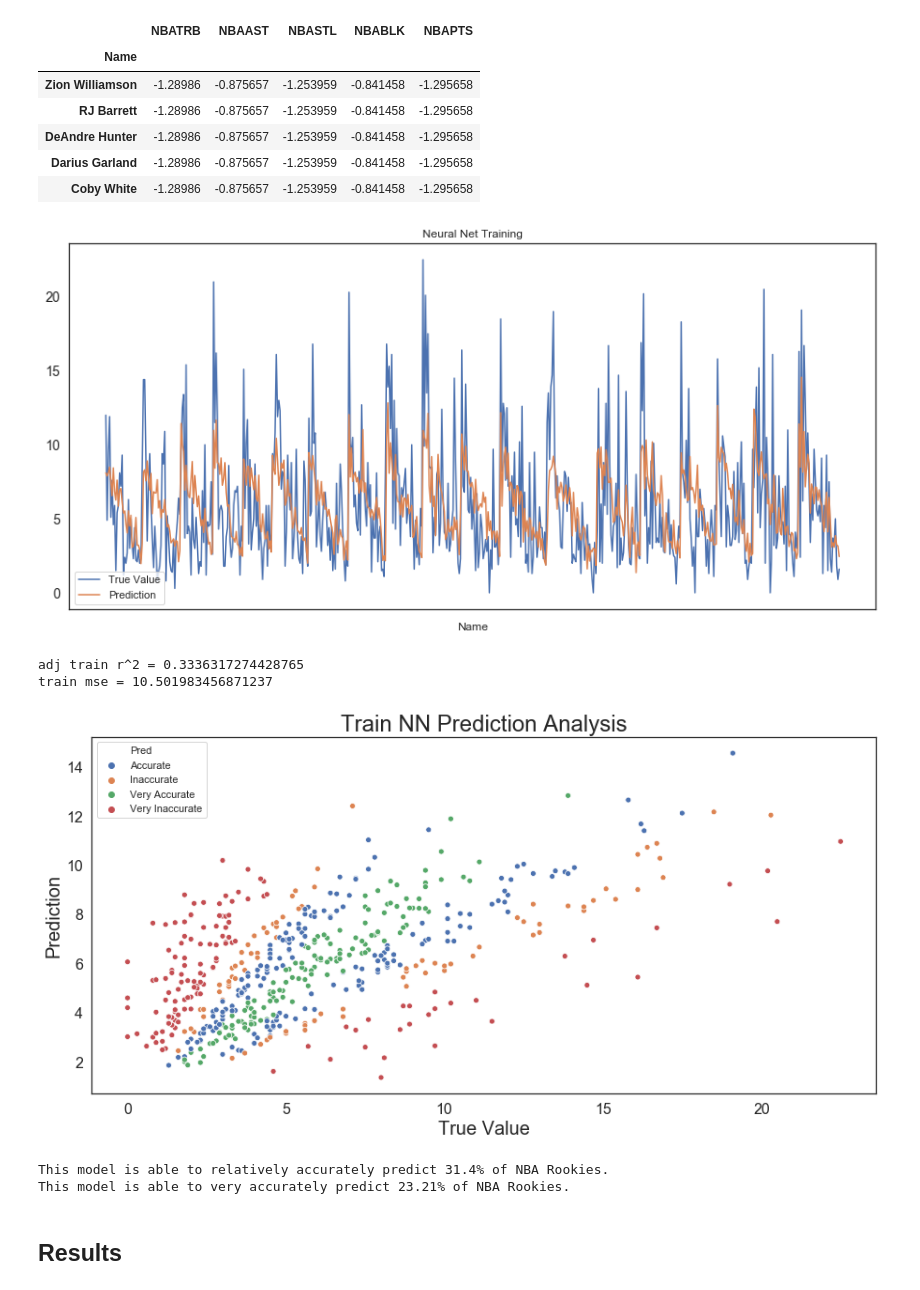
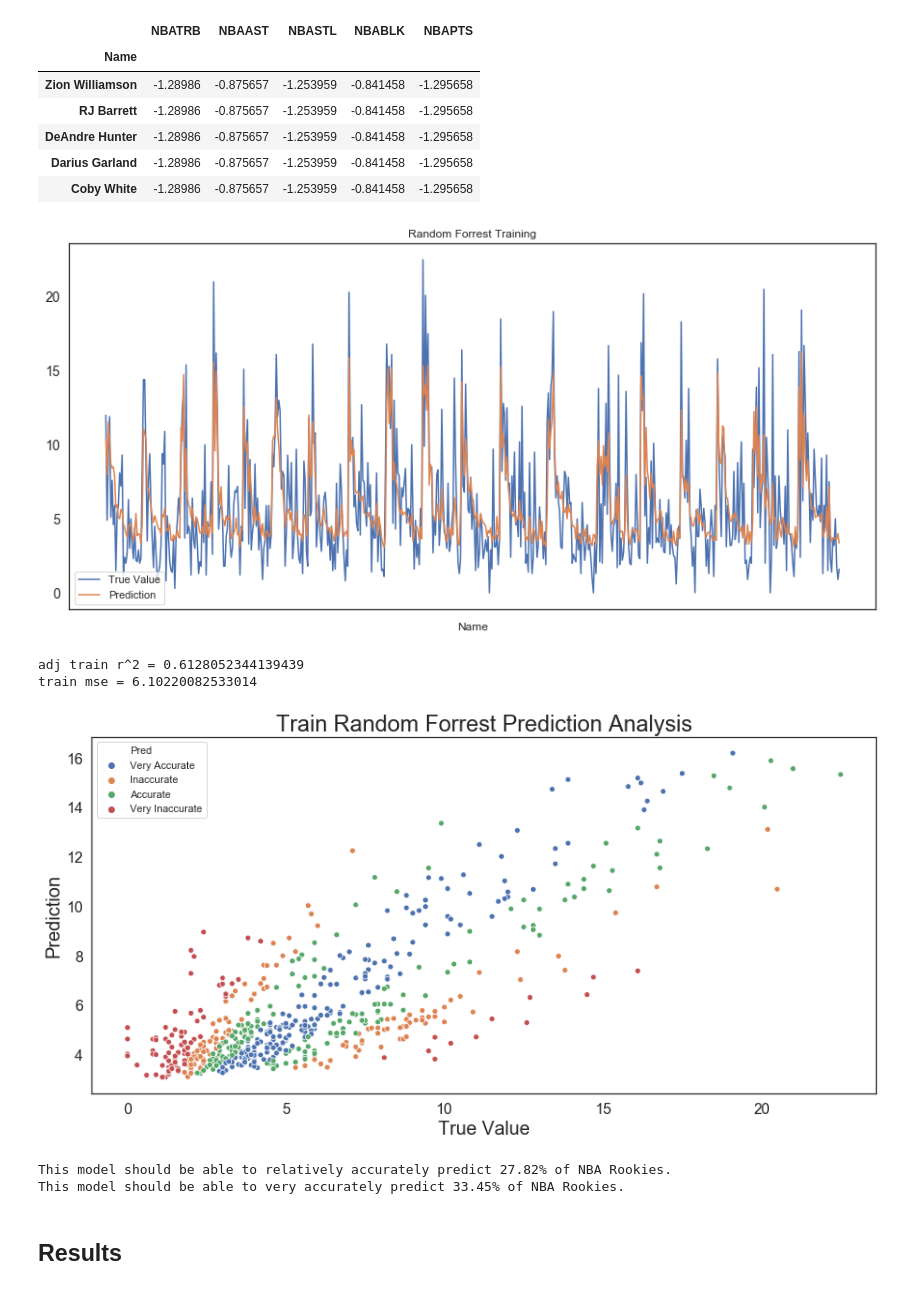
Before and after one commit to hdanger88/Project3---NBA-Projections, a Jupyter notebook: data/workbook/Rookie Prediction Model.ipynb, the cells around one changed output. Cells and saved outputs as stored; diff of their text form; code cells hidden in the pictures.

Commit message:
prediction model code revision

```diff
--- a/data/workbook/Rookie Prediction Model.ipynb
+++ b/data/workbook/Rookie Prediction Model.ipynb
@@ -3,7 +3,7 @@ import pandas as pd
 import numpy as np
 from sklearn.metrics import r2_score
 import matplotlib.pyplot as plt
-df = pd.read_csv('CollegeRookieStatLog3.csv')
+df = pd.read_csv('../CollegeRookieStatLog3.csv')
 df.head()
 # %% [output]
 |  | Unnamed: 0 | Name | School | G | MP | FG | FGA | FG% | 2P | 2PA | ... | ... |
@@ -796,7 +789,7 @@ for x in range(5):
     col = cols_at_end[x]
     scalar = scalars[4-x]
     model = LinearRegression()
-    rfe = RFE(model, 23)
+    rfe = RFE(model, 30)
     reg = rfe.fit(train_x.values, train_y[col].values)
     cols = []
     co = df3.columns
@@ -809,47 +802,40 @@ for x in range(5):
     train_x3 = train_x[picks]
     test_x3 = test_x[picks]
     K.clear_session()
-    model = Sequential()
-    model.add(Dense(128, input_dim=23, activation='tanh',kernel_regularizer=regularizers.l2(0.23)))
-    model.add(Dense(64, activation='tanh',kernel_regularizer=regularizers.l2(0.13)))
-    model.add(Dense(8, activation='tanh',kernel_regularizer=regularizers.l2(0.03)))
-    model.add(Dense(1, activation='linear'))
-    model.compile(optimizer='Adam', loss='mean_squared_error')
-    early_stop = EarlyStopping(monitor='loss', patience=50, verbose=0, min_delta=.000001,restore_best_weights=True)
-    out = model.fit(train_x3.values, train_y[col].values.ravel(), validation_data=[test_x3.values, test_y[col].values.ravel()], epochs=500, verbose=0, shuffle=False, callbacks=[early_stop])
+    model = RandomForestRegressor(n_estimators=1000, max_depth=5, min_samples_split=14).fit(train_x3.values, train_y[col].values.ravel())
     test_y2[col] = scalar.inverse_transform(model.predict(test_x3.values))
 # %%
 train_y2 = train_y.copy(deep=True)
 train_y2['prediction'] = sc2.inverse_transform(model.predict(train_x3.values))
 train_y2['NBAPTS'] = sc2.inverse_transform(train_y2['NBAPTS'])
-train_y2['NBAPTS'].plot(figsize=(15,7), title= 'Neural Net Training', fontsize=14, label='True Value')
-train_y2['prediction'].plot(figsize=(15,7), title= 'Neural Net Training', fontsize=14, label='Prediction')
+train_y2['NBAPTS'].plot(figsize=(15,7), title= 'Random Forrest Training', fontsize=14, label='True Value')
+train_y2['prediction'].plot(figsize=(15,7), title= 'Random Forrest Training', fontsize=14, label='Prediction')
 plt.legend(loc='lower left')
 plt.show()
 print('adj train r^2 = ' + str(adj_r2_score((r2_score(train_y2.NBAPTS, train_y2.prediction)),train_x.shape[0], train_x.shape[1])))
 print('train mse = ' + str(mean_squared_error(train_y2.NBAPTS, train_y2.prediction)))
 # %% [output]
-[figure, old version]
+[figure, new version]
-adj train r^2 = 0.3336317274428765
-train mse = 10.501983456871237
+adj train r^2 = 0.6128052344139439
+train mse = 6.10220082533014
 # %%
 train_y2.loc[train_y2[['prediction','NBAPTS']].max(axis=1)/train_y2[['prediction','NBAPTS']].min(axis=1) >= 2, 'Pred'] = 'Very Inaccurate'
-train_y2.loc[train_y2[['prediction','NBAPTS']].max(axis=1)/train_y2[['prediction','NBAPTS']].min(axis=1) < 1.8, 'Pred'] = 'Inaccurate'
+train_y2.loc[train_y2[['prediction','NBAPTS']].max(axis=1)/train_y2[['prediction','NBAPTS']].min(axis=1) < 2, 'Pred'] = 'Inaccurate'
 train_y2.loc[train_y2[['prediction','NBAPTS']].max(axis=1)/train_y2[['prediction','NBAPTS']].min(axis=1) < 1.5, 'Pred'] = 'Accurate'
 train_y2.loc[train_y2[['prediction','NBAPTS']].max(axis=1)/train_y2[['prediction','NBAPTS']].min(axis=1) < 1.2, 'Pred'] = 'Very Accurate'
 fig, ax1 = plt.subplots(figsize=(15, 7))
 ax = sns.scatterplot(x="NBAPTS", y="prediction", hue="Pred", data=train_y2)
-ax.set_title("Train NN Prediction Analysis", fontsize=24)
+ax.set_title("Train Random Forrest Prediction Analysis", fontsize=24)
 ax.set_xlabel("True Value",fontsize=20)
 ax.set_ylabel("Prediction",fontsize=20)
 ax.tick_params(labelsize=16)
 plt.show()
-print ("This model is able to relatively accurately predict " + str(round(100*len(train_y2[train_y2['Pred'] == 'Accurate'])/len(train_y2),2)) + "% of NBA Rookies.")
-print ("This model is able to very accurately predict " + str(round(100*len(train_y2[train_y2['Pred'] == 'Very Accurate'])/len(train_y2),2)) + "% of NBA Rookies.")
+print ("This model should be able to relatively accurately predict " + str(round(100*len(train_y2[train_y2['Pred'] == 'Accurate'])/len(train_y2),2)) + "% of NBA Rookies.")
+print ("This model should be able to very accurately predict " + str(round(100*len(train_y2[train_y2['Pred'] == 'Very Accurate'])/len(train_y2),2)) + "% of NBA Rookies.")
 # %% [output]
-[figure, old version]
+[figure, new version]
-This model is able to relatively accurately predict 31.4% of NBA Rookies.
-This model is able to very accurately predict 23.21% of NBA Rookies.
+This model should be able to relatively accurately predict 27.82% of NBA Rookies.
+This model should be able to very accurately predict 33.45% of NBA Rookies.
 # %% [markdown]
 ## Results
 # %%
```
Also changed, not shown: parts of 33 cells of this notebook, 3 other files.
